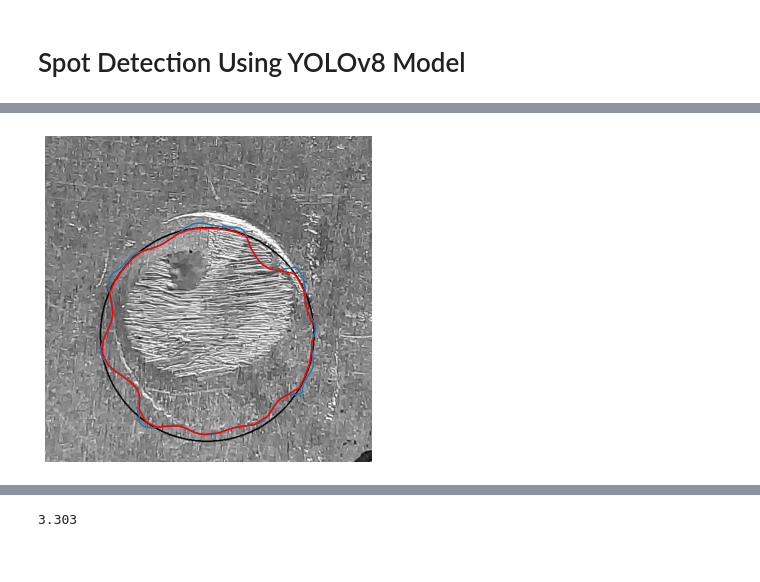
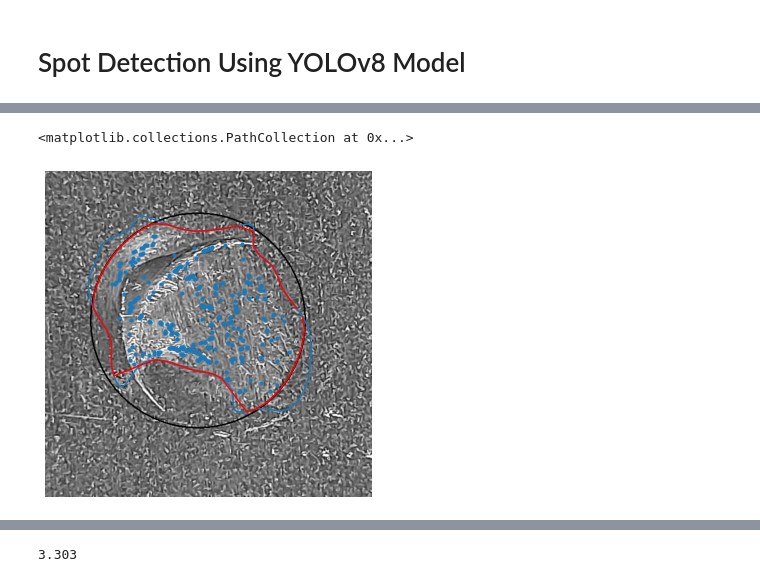
Before and after one commit to Protagonist-8/SpotProject, a Jupyter notebook: structured_spot_test.ipynb, the cells around one changed output, grey strips where cells are left out. Saved outputs shown, nothing was run; the diff lists cells and outputs as text; code cells hidden in the pictures.

```diff
--- a/structured_spot_test.ipynb
+++ b/structured_spot_test.ipynb
@@ -223,7 +223,7 @@ from scipy.interpolate import splprep, splev
 import cv2
 from shapely.geometry import Polygon, MultiPolygon
 
-def get_smooth_alpha_shape_v2(img, points, smooth):
+def get_smooth_alpha_shape_v2(img, points, smooth,a=0.02):
     '''
     This function takes in the img in which the spot is to be detected.
     It takes the points of minimum intensities computed in min_int_points().
@@ -243,8 +243,8 @@ def get_smooth_alpha_shape_v2(img, points, smooth):
     # Step 3: Separate inliers and outliers
     inliers = points[labels_lof == 1]
 
-    alpha = 0.02  # Adjust as needed (lower = tighter boundary)
-    shape = alphashape.alphashape(inliers, alpha)
+    alpha = a  # Adjust as needed (lower = tighter boundary)
+    shape = alphashape.alphashape(points, alpha)
 
     # Convert MultiPolygon to largest Polygon if needed
     if isinstance(shape, MultiPolygon):
@@ -649,25 +658,26 @@ alpha_contour,centroid=get_smooth_alpha_shape_v2(img=resized_gray,points=min_poi
 # %%
-scaled_trial_2 = scale_polygon_points(alpha_contour, scale=1+(0.05))
+scaled_trial_2 = scale_polygon_points(alpha_contour, scale=1+(0.25))
 # scaled_trial_1 = scale_polygon_points(alpha_contour, scale=1-(0.25))
 plt.figure(figsize=(6,6))
 plt.axis('off')
 plt.imshow(circle_img,cmap='gray')
 plt.plot(scaled_trial_2[:,0],scaled_trial_2[:,1])
 
 
 trim_scaled=trim_points_inside_circle(points=scaled_trial_2,center=(cx_resized,cy_resized),radius=r_resized)
 final_contour=merge_trim_with_circle_by_radial_sweep(trim_points=trim_scaled,circle_center=(cx_resized,cy_resized),radius=r_resized,resolution_deg=5)
 
 plt.plot(final_contour[:,0],final_contour[:,1],color='red')
 
 prof,ang=extract_radial_profiles_in_region(pre_process(resized_gray),cx_resized,cy_resized,r_resized,final_contour,angle_step=1)
 points_region=min_int_points(prof,ang,cx=cx_resized,cy=cy_resized)
 
-# plt.scatter(points_region[:,0],points_region[:,1],s=10)
+plt.scatter(points_region[:,0],points_region[:,1],s=10)
 # smoothed_boundary = get_smooth_alpha_shape_v2(img=resized_gray,points=points_region, smooth=2)
 # plt.plot(smoothed_boundary[:,0],smoothed_boundary[:,1],color='lime')
 # %% [output]
+<matplotlib.collections.PathCollection at 0x...>
-[figure, old version]
+[figure, new version]
 # %%
 # # Iterative Convergence of Alpha Shape
 # iter=10
```
Also changed, not shown: parts of 10 cells of this notebook.
